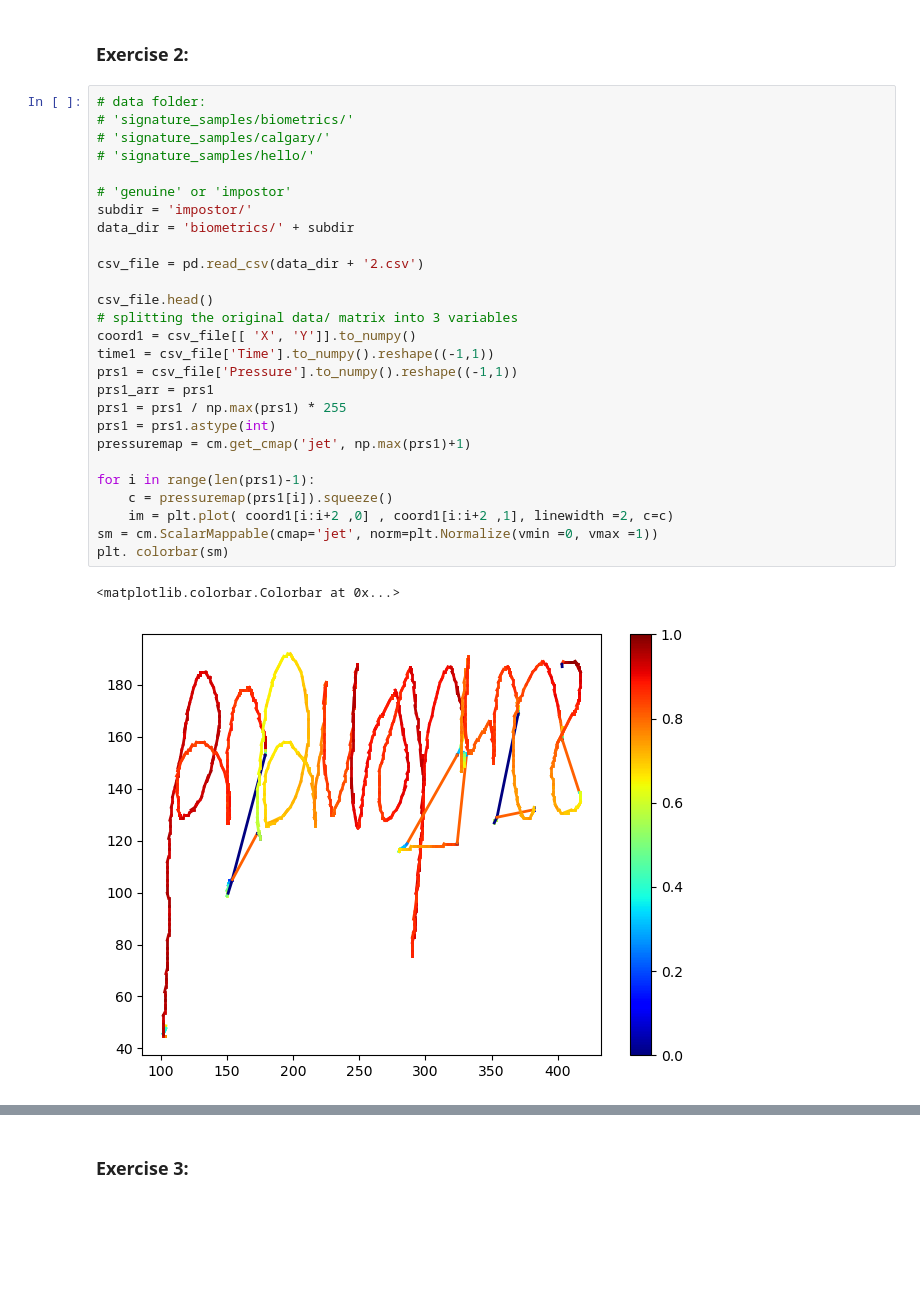
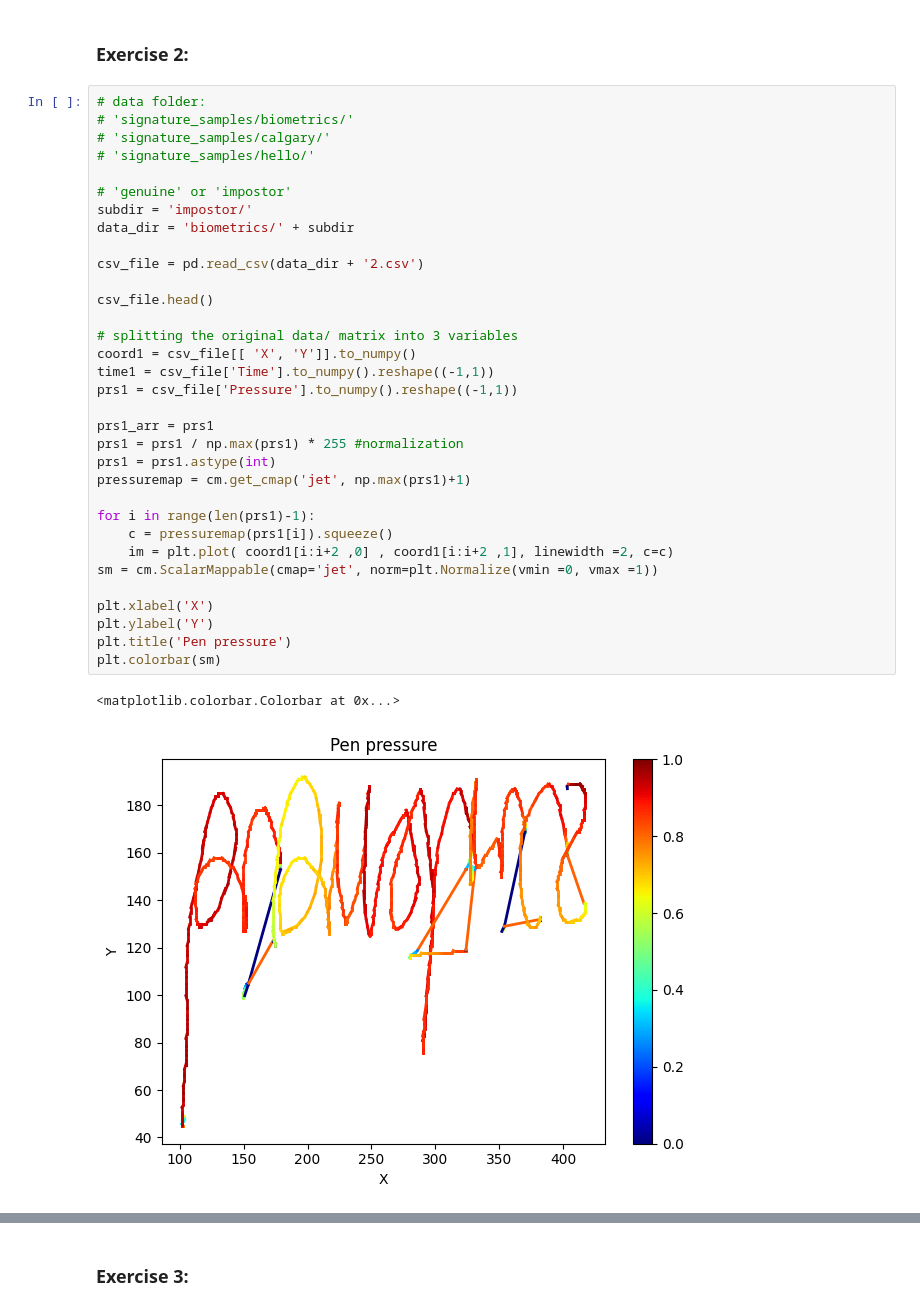
Before and after one commit to Abid-Al-Labib/ENCM-509, a Jupyter notebook: lab 2/Lab02.ipynb, the cells around one changed output, grey strips where cells are left out. Drawn from its saved outputs; the diff is of its cells as text; blank space fills up the shorter version.

```diff
--- a/lab 2/Lab02.ipynb
+++ b/lab 2/Lab02.ipynb
@@ -60,33 +62,39 @@ REAL mean: 49.88; std: 5.05
 # %%
 # data folder:
 # 'signature_samples/biometrics/'
 # 'signature_samples/calgary/'
 # 'signature_samples/hello/'
 
 # 'genuine' or 'impostor'
 subdir = 'impostor/'
 data_dir = 'biometrics/' + subdir
 
 csv_file = pd.read_csv(data_dir + '2.csv')
 
 csv_file.head()
+
 # splitting the original data/ matrix into 3 variables
 coord1 = csv_file[[ 'X', 'Y']].to_numpy()
 time1 = csv_file['Time'].to_numpy().reshape((-1,1))
 prs1 = csv_file['Pressure'].to_numpy().reshape((-1,1))
+
 prs1_arr = prs1
-prs1 = prs1 / np.max(prs1) * 255
+prs1 = prs1 / np.max(prs1) * 255 #normalization
 prs1 = prs1.astype(int)
 pressuremap = cm.get_cmap('jet', np.max(prs1)+1)
 
 for i in range(len(prs1)-1):
     c = pressuremap(prs1[i]).squeeze()
     im = plt.plot( coord1[i:i+2 ,0] , coord1[i:i+2 ,1], linewidth =2, c=c)
 sm = cm.ScalarMappable(cmap='jet', norm=plt.Normalize(vmin =0, vmax =1))
-plt. colorbar(sm)
+
+plt.xlabel('X')
+plt.ylabel('Y')
+plt.title('Pen pressure')
+plt.colorbar(sm)
 # %% [output]
 <matplotlib.colorbar.Colorbar at 0x...>
-[figure, old version]
+[figure, new version]
 # %%
 mean = np.mean(prs1)
 std = np.std(prs1)
```
Also changed, not shown: parts of 10 cells of this notebook.
